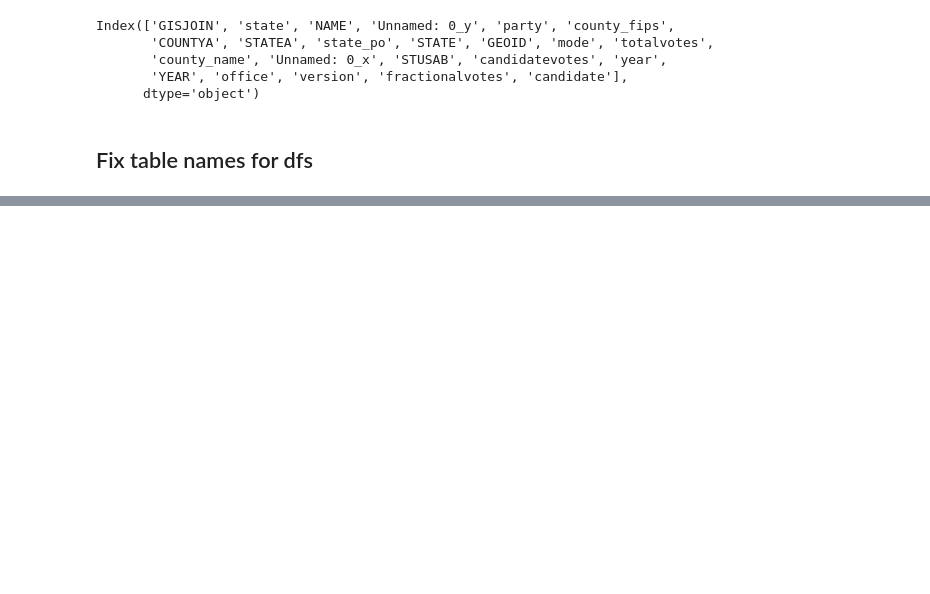
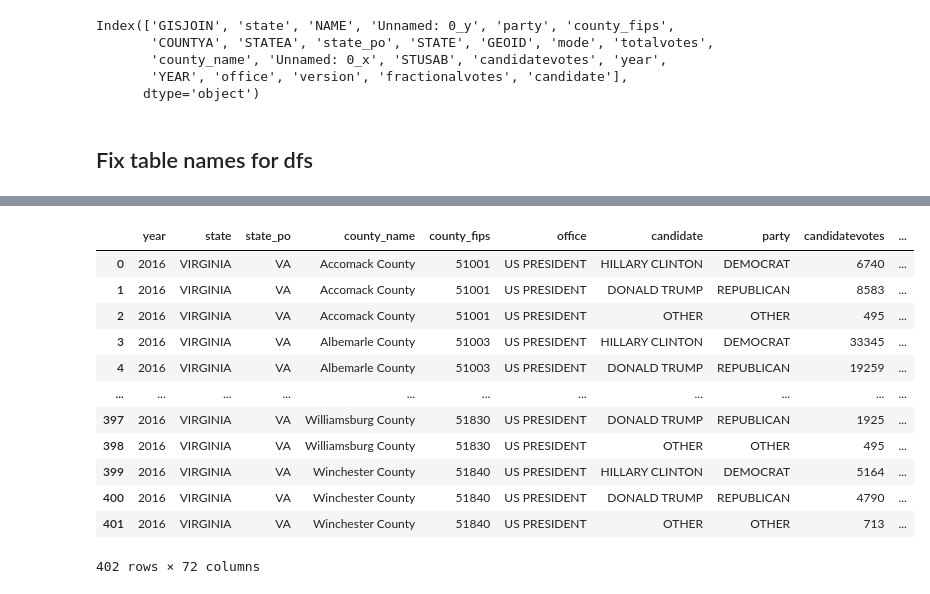
Before and after one commit to Catherine-Nguyen88/project_voting, a Jupyter notebook: merging_and_wrangling.ipynb, the cells around one changed output, grey strips where cells are left out. Cells and saved outputs as stored; diff of their text form; code cells hidden in the pictures; blank space fills up the shorter version.

```diff
--- a/merging_and_wrangling.ipynb
+++ b/merging_and_wrangling.ipynb
@@ -363,0 +379,18 @@ dfuse
+# %%
+merged_2016.rename(columns=names2016_dict,inplace=True)
+merged_2016
+merged_2016[varsusefinal]
+# %% [output]
+|  | year | state | state_po | county_name | county_fips | office | candidate | party | candidatevotes | ... |
+| 0 | 2016 | VIRGINIA | VA | Accomack County | 51001 | US PRESIDENT | HILLARY CLINTON | DEMOCRAT | 6740 | ... |
+| 1 | 2016 | VIRGINIA | VA | Accomack County | 51001 | US PRESIDENT | DONALD TRUMP | REPUBLICAN | 8583 | ... |
+| 2 | 2016 | VIRGINIA | VA | Accomack County | 51001 | US PRESIDENT | OTHER | OTHER | 495 | ... |
+| 3 | 2016 | VIRGINIA | VA | Albemarle County | 51003 | US PRESIDENT | HILLARY CLINTON | DEMOCRAT | 33345 | ... |
+| 4 | 2016 | VIRGINIA | VA | Albemarle County | 51003 | US PRESIDENT | DONALD TRUMP | REPUBLICAN | 19259 | ... |
+| ... | ... | ... | ... | ... | ... | ... | ... | ... | ... | ... |
+| 397 | 2016 | VIRGINIA | VA | Williamsburg County | 51830 | US PRESIDENT | DONALD TRUMP | REPUBLICAN | 1925 | ... |
+| 398 | 2016 | VIRGINIA | VA | Williamsburg County | 51830 | US PRESIDENT | OTHER | OTHER | 495 | ... |
+| 399 | 2016 | VIRGINIA | VA | Winchester County | 51840 | US PRESIDENT | HILLARY CLINTON | DEMOCRAT | 5164 | ... |
+| 400 | 2016 | VIRGINIA | VA | Winchester County | 51840 | US PRESIDENT | DONALD TRUMP | REPUBLICAN | 4790 | ... |
+| 401 | 2016 | VIRGINIA | VA | Winchester County | 51840 | US PRESIDENT | OTHER | OTHER | 713 | ... |
+402 rows × 72 columns
```
Also changed, not shown: parts of 15 cells of this notebook.
